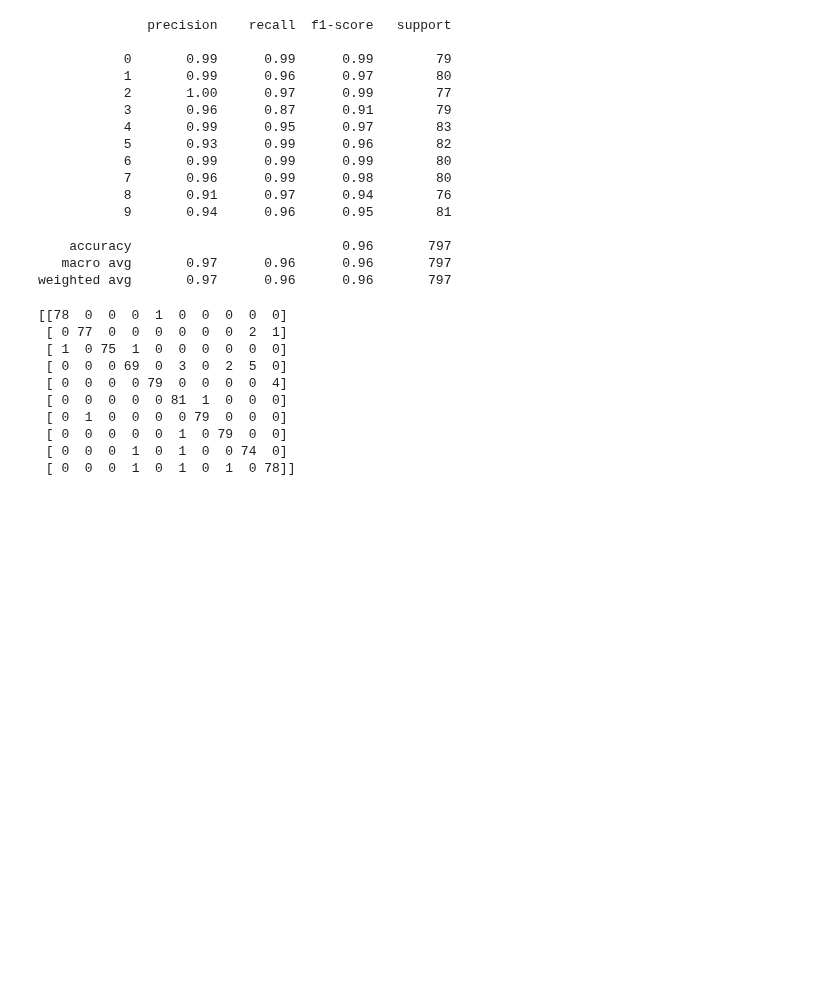
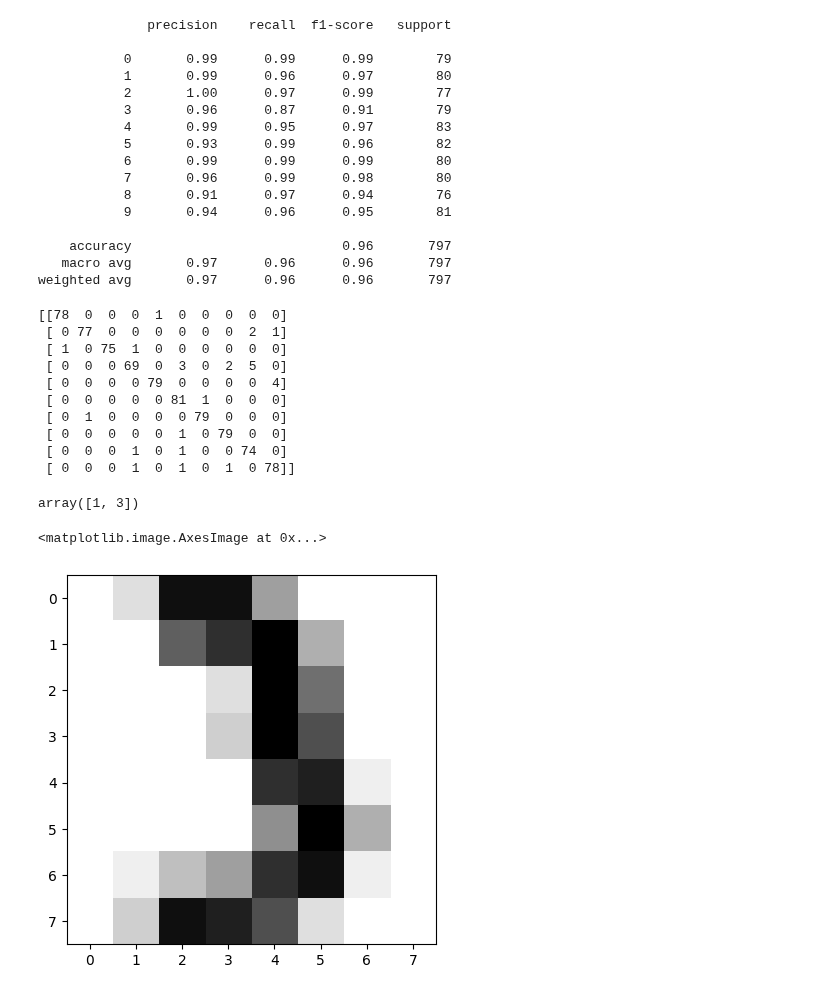
Before and after one commit to najibifar/Data_Analysis, a Jupyter notebook: Modling/Classification/MNISTClassification.ipynb, the cells around one changed output. Drawn from its saved outputs; the diff is of its cells as text; code cells hidden in the pictures; blank space fills up the shorter version.

```diff
--- a/Modling/Classification/MNISTClassification.ipynb
+++ b/Modling/Classification/MNISTClassification.ipynb
@@ -200,3 +200,15 @@ print(metrics.confusion_matrix(e, p))
  [ 0  0  0  0  0  1  0 79  0  0]
  [ 0  0  0  1  0  1  0  0 74  0]
  [ 0  0  0  1  0  1  0  1  0 78]]
+# %%
+svm_classifier.predict([X[200], X[190]])
+# %% [output]
+array([1, 3])
+# %%
+u = data.images[190]
+# %%
+plt.subplot()
+plt.imshow(u, cmap=plt.cm.gray_r)
+# %% [output]
+<matplotlib.image.AxesImage at 0x...>
+[figure, added]
```
Also changed, not shown: parts of 1 cell of this notebook.
